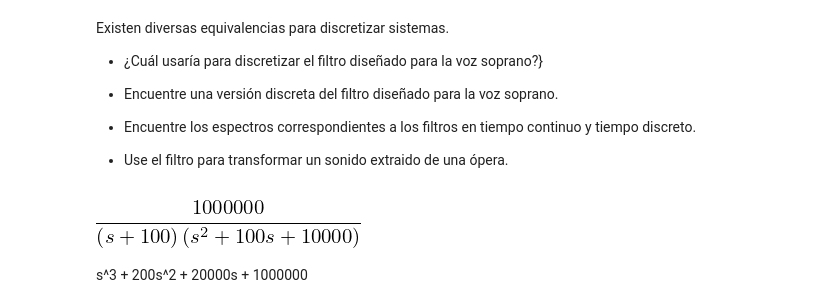
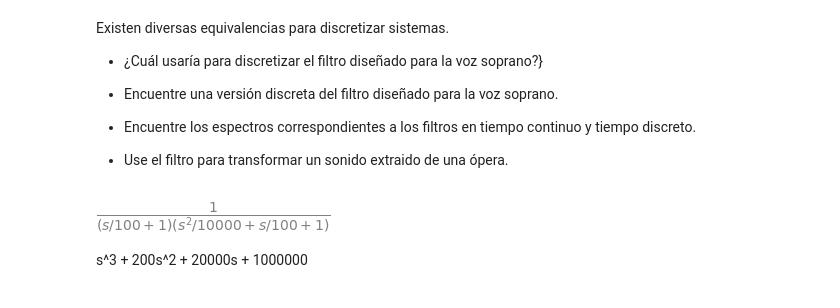
Before and after one commit to pierrediazp/Se-ales_y_Sistemas, a Jupyter notebook: FiltrosDiscretos.ipynb, the cells around one changed output. Saved outputs shown, nothing was run; the diff lists cells and outputs as text; code cells hidden in the pictures.

```diff
--- a/FiltrosDiscretos.ipynb
+++ b/FiltrosDiscretos.ipynb
@@ -175,9 +175,9 @@ Existen diversas equivalencias para discretizar sistemas.
 
 - Use el filtro para transformar un sonido extraido de una ópera.
 # %%
-H.simplify().simplify()
+H
 # %% [output]
-[figure, old version]
+[figure, new version]
 # %% [markdown]
 s^3 + 200s^2 + 20000s + 1000000
 # %%
```
Also changed, not shown: parts of 12 cells of this notebook, 1 other file.
